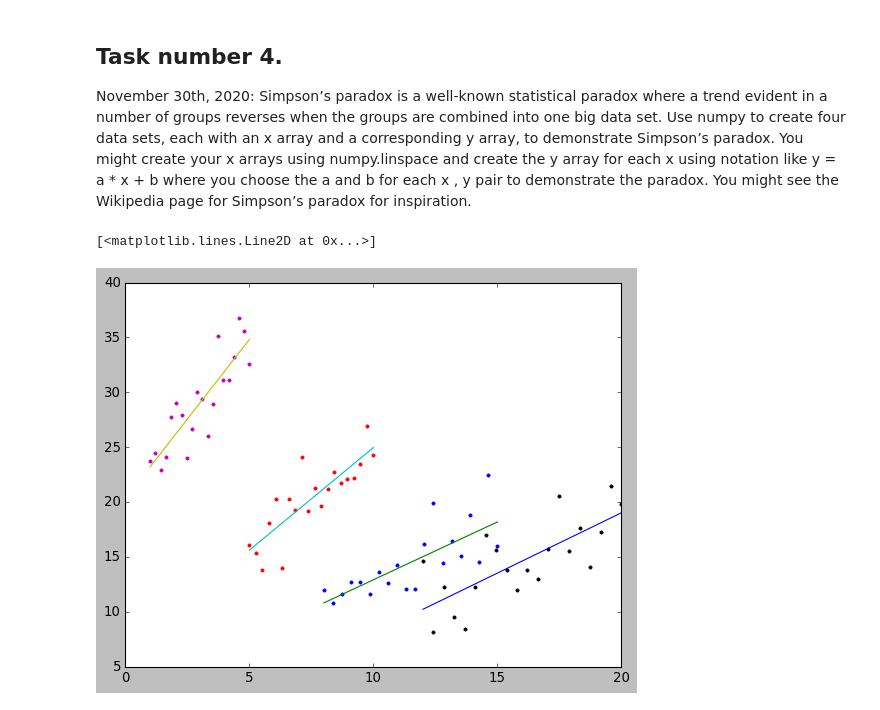
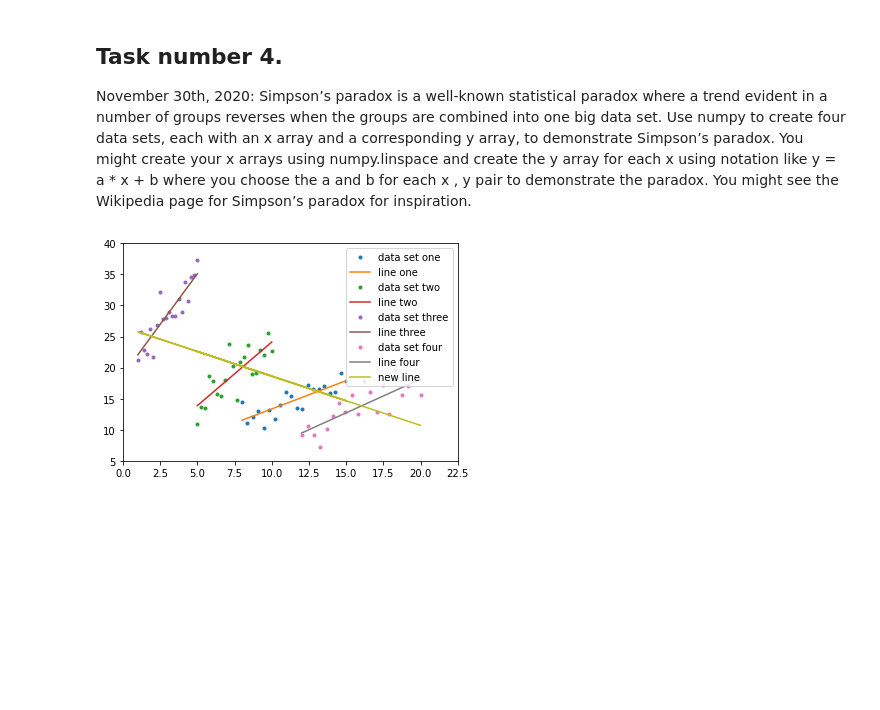
Before and after one commit to adrianberski/Fundamentals_of_Data_Analysis, a Jupyter notebook: Assessments/4Assessments.ipynb, the cells around one changed output. Saved outputs shown, nothing was run; the diff lists cells and outputs as text; code cells hidden in the pictures; blank space fills up the shorter version.

```diff
--- a/Assessments/4Assessments.ipynb
+++ b/Assessments/4Assessments.ipynb
@@ -130,16 +130,14 @@ x using notation like y = a * x + b where you choose the a and b for each
 x , y pair to demonstrate the paradox. You might see the Wikipedia page for
 Simpson’s paradox for inspiration.
 # %%
+
+#Simpson’s paradox is a well-known statistical paradox where a trend evident in a number of groups reverses when the groups are combined into one big data set. Use numpy to create four data sets, each with an x array and a corresponding y array, to demonstrate Simpson’s paradox. You might create your x arrays using numpy.linspace and create the y array for each x using notation like y = a * x + b where you choose the a and b for each x , y pair to demonstrate the paradox. You might see the Wikipedia page for Simpson’s paradox for inspiration.
+
 import numpy as np # to create four data sets
 import matplotlib.pyplot as plt #for plotting
 import seaborn as sns #for final plot
 #I am importing relevant libraries for this task
 
-
-# demonstarting set
-plt.style.use("ggplot")
-plt.rcParams["figure.figsize"] = (18,10)
-plt.style.use('classic')
 
 
 
@@ -148,12 +146,11 @@ plt.style.use('classic')
 firstset_x = np.linspace(8.0, 15.0, 20)
 # #  y arrays using numpy.linspace
 firstset_y = 1.0 * firstset_x + 3.0 + np.random.normal(0.0, 2.0, len(firstset_x))
-# getting the number used to multiply a variabled by the first dataset
+# getting the number used to multiply a variable by the first dataset
 num_used_to_multip_a_variab_one = np.polyfit(firstset_x, firstset_y, 1)
 # plotting the first dataset with line one
 plt.plot(firstset_x, firstset_y, '.', label="data set one")
 plt.plot(firstset_x, num_used_to_multip_a_variab_one[0] * firstset_x + num_used_to_multip_a_variab_one[1], '-', label="line one")
-
 
 
 # I am defining the 2 data set and using  numpy.linspace
@@ -161,45 +158,55 @@ plt.plot(firstset_x, num_used_to_multip_a_variab_one[0] * firstset_x + num_used_
 secondset_x = np.linspace(5.0, 10.0, 20)
 # #  y arrays using numpy.linspace
 secondset_y = 2.0 * secondset_x + 5.0 + np.random.normal(0.0, 2.0, len(secondset_x))
-# getting the number used to multiply a variabled by the second dataset
+# getting the number used to multiply a variable by the second dataset
 num_used_to_multip_a_variab_two = np.polyfit(secondset_x, secondset_y, 1)
-# plotting the first dataset with line two
+# plotting the second dataset with line two
 plt.plot(secondset_x, secondset_y, '.', label="data set two")
 plt.plot(secondset_x, num_used_to_multip_a_variab_two[0] * secondset_x + num_used_to_multip_a_variab_two[1], '-', label="line two")
-
 
 
 
 
 # I am defining the 3 data set and using  numpy.linspace
 #  x arrays using numpy.linspace
 thirdset_x = np.linspace(1.0, 5.0, 20)
 # #  y arrays using numpy.linspace
 thirdset_y = 3.0 * thirdset_x + 20.0 + np.random.normal(0.0, 2.0, len(thirdset_x))
-# getting the number used to multiply a variabled by the third dataset
+# getting the number used to multiply a variable by the third dataset
 num_used_to_multip_a_variab_three = np.polyfit(thirdset_x, thirdset_y, 1)
-# plotting the first dataset with line three
+# plotting the third dataset with line three
 plt.plot(thirdset_x, thirdset_y, '.', label="data set three")
 plt.plot(thirdset_x, num_used_to_multip_a_variab_three[0] * thirdset_x + num_used_to_multip_a_variab_three[1], '-', label="line three")
-
 
 
 # I am defining the 4 data set and using  numpy.linspace
 #  x arrays using numpy.linspace
 fourthset_x = np.linspace(12.0, 20.0, 20)
 # #  y arrays using numpy.linspace
 fourthset_y = 1.0 * fourthset_x + (-2.0) + np.random.normal(0.0, 2.0, len(fourthset_x))
-# getting the number used to multiply a variabled by the third dataset
+# getting the number used to multiply a variable by the fourth dataset
 num_used_to_multip_a_variab_fourth = np.polyfit(fourthset_x, fourthset_y, 1)
-# plotting the first dataset with line three
+# plotting the fourth dataset with line fourth
 plt.plot(fourthset_x, fourthset_y, '.', label="data set four")
 plt.plot(fourthset_x, num_used_to_multip_a_variab_fourth[0] * fourthset_x + num_used_to_multip_a_variab_fourth[1], '-', label="line four")
 
+#creating new set by integrating all sets
+new_x= np.concatenate([firstset_x, secondset_x, thirdset_x, fourthset_x ])
+new_y = np.concatenate([firstset_y, secondset_y, thirdset_y, fourthset_y])
 
-#crearing new set by integratings all sets
+#reapitng step above for number used to multiply a variable for lines
+num_used_to_multip_a_variab = np.polyfit(new_x, new_y, 1)
+
+#doing final plot
+plt.plot(new_x, num_used_to_multip_a_variab[0] * new_x +  num_used_to_multip_a_variab[1], '-', label="new line")
+plt.legend();
+
+# demonstarting set
+plt.style.use("ggplot")
+plt.rcParams["figure.figsize"] = (18,10)
+plt.style.use('classic')
 # %% [output]
-[<matplotlib.lines.Line2D at 0x...>]
-[figure, old version]
+[figure, new version]
 # %% [markdown]
 # List of sources.
 
```
Also changed, not shown: parts of 3 cells of this notebook.
